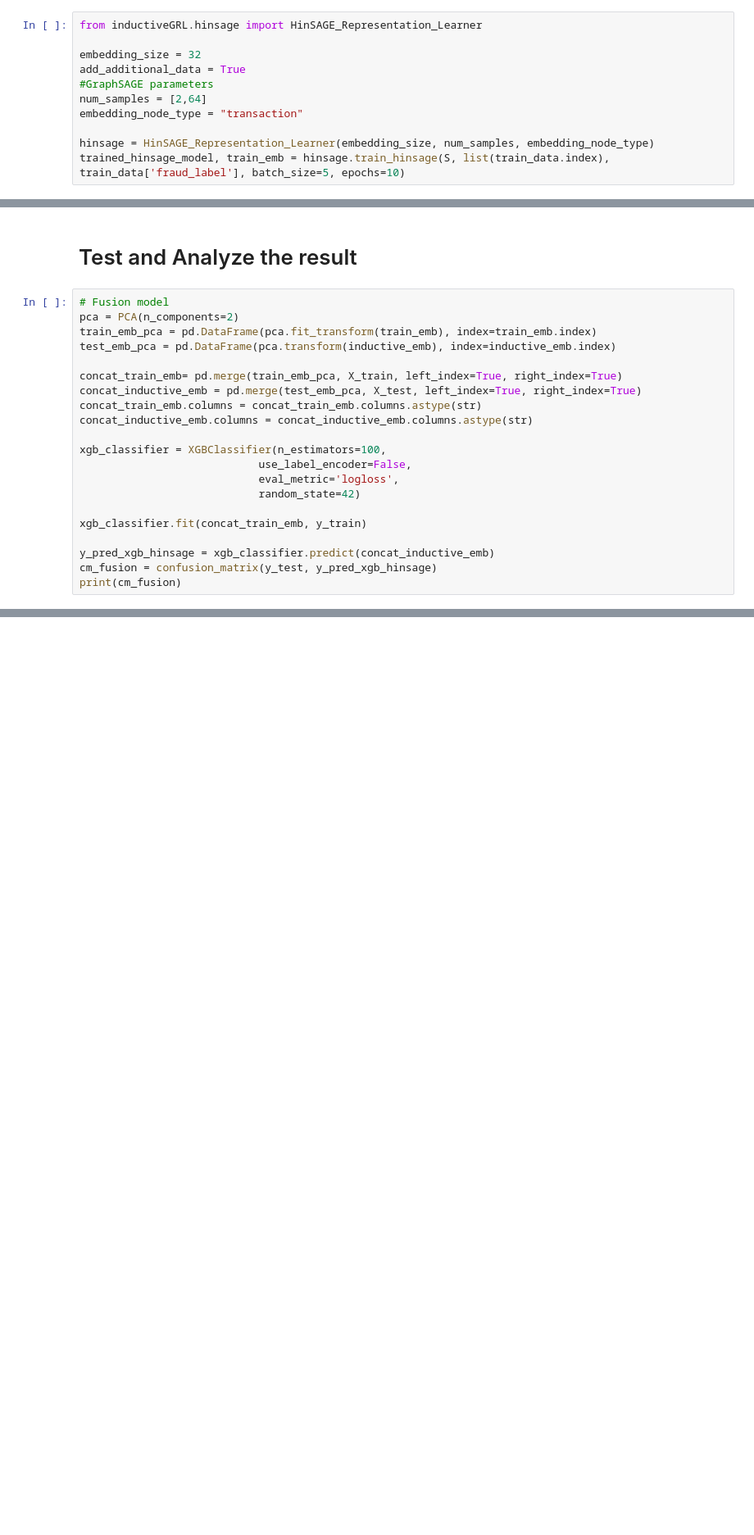
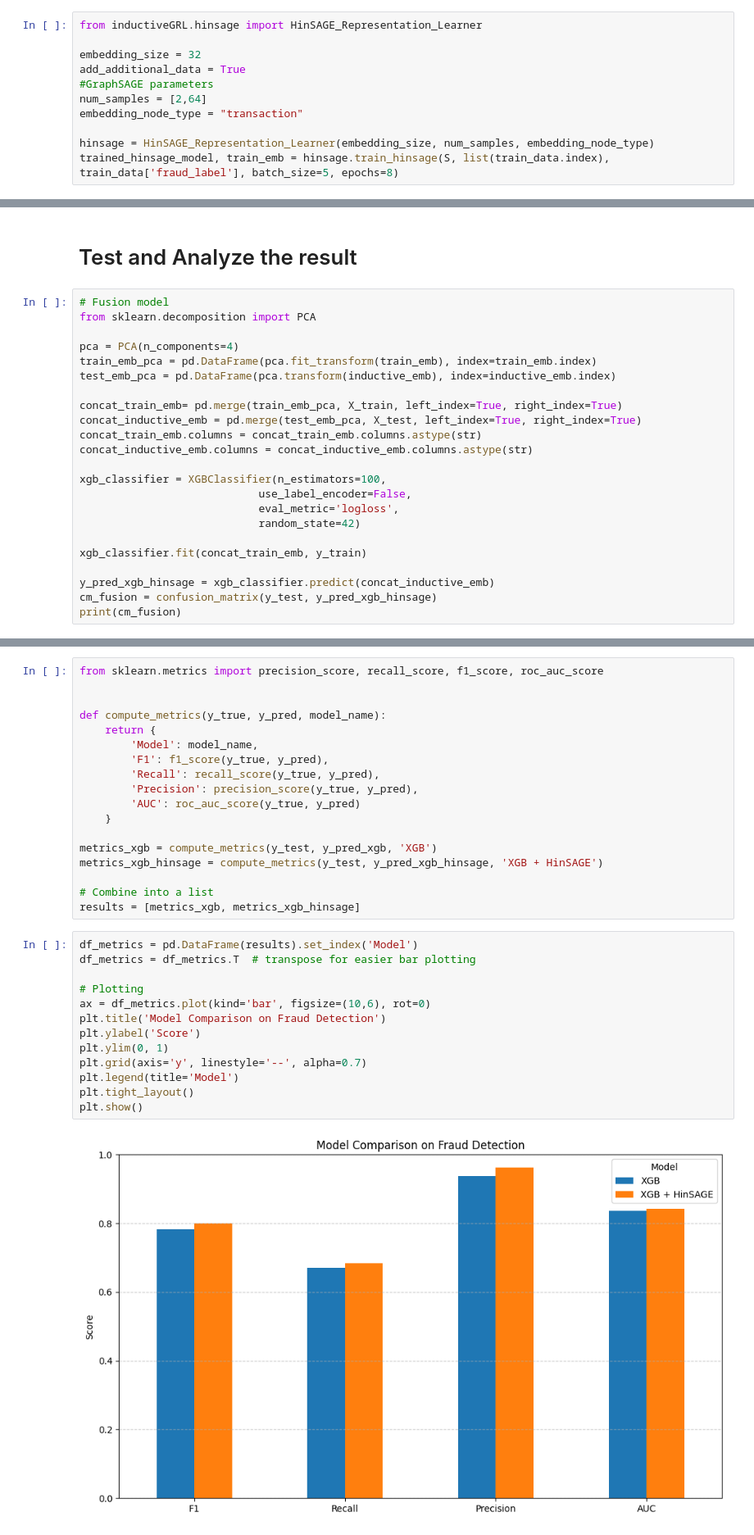
Before and after one commit to duongbk61/graph_ml_fraud, a Jupyter notebook: FusionHinSAGE.ipynb, the cells around one changed output, grey strips where cells are left out. Shown at 82% size. Drawn from its saved outputs; the diff is of its cells as text; blank space fills up the shorter version.

```diff
--- a/FusionHinSAGE.ipynb
+++ b/FusionHinSAGE.ipynb
@@ -274,6 +265,6 @@ num_samples = [2,64]
 embedding_node_type = "transaction"
 
 hinsage = HinSAGE_Representation_Learner(embedding_size, num_samples, embedding_node_type)
-trained_hinsage_model, train_emb = hinsage.train_hinsage(S, list(train_data.index), train_data['fraud_label'], batch_size=5, epochs=10)
+trained_hinsage_model, train_emb = hinsage.train_hinsage(S, list(train_data.index), train_data['fraud_label'], batch_size=5, epochs=8)
 # %% [output]
 WARNING:absl:`lr` is deprecated in Keras optimizer, please use `learning_rate` or use the legacy optimizer, e.g.,tf.keras.optimizers.legacy.Adam.
@@ -404,7 +419,9 @@ Dimension: 8
 # Test and Analyze the result
 # %%
 # Fusion model
-pca = PCA(n_components=2)
+from sklearn.decomposition import PCA
+
+pca = PCA(n_components=4)
 train_emb_pca = pd.DataFrame(pca.fit_transform(train_emb), index=train_emb.index)
 test_emb_pca = pd.DataFrame(pca.transform(inductive_emb), index=inductive_emb.index)
 
@@ -499,3 +461,36 @@ plt.show()
+# %%
+from sklearn.metrics import precision_score, recall_score, f1_score, roc_auc_score
+
+
+def compute_metrics(y_true, y_pred, model_name):
+    return {
+        'Model': model_name,
+        'F1': f1_score(y_true, y_pred),
+        'Recall': recall_score(y_true, y_pred),
+        'Precision': precision_score(y_true, y_pred),
+        'AUC': roc_auc_score(y_true, y_pred)
+    }
+
+metrics_xgb = compute_metrics(y_test, y_pred_xgb, 'XGB')
+metrics_xgb_hinsage = compute_metrics(y_test, y_pred_xgb_hinsage, 'XGB + HinSAGE')
+
+# Combine into a list
+results = [metrics_xgb, metrics_xgb_hinsage]
+# %%
+df_metrics = pd.DataFrame(results).set_index('Model')
+df_metrics = df_metrics.T  # transpose for easier bar plotting
+
+# Plotting
+ax = df_metrics.plot(kind='bar', figsize=(10,6), rot=0)
+plt.title('Model Comparison on Fraud Detection')
+plt.ylabel('Score')
+plt.ylim(0, 1)
+plt.grid(axis='y', linestyle='--', alpha=0.7)
+plt.legend(title='Model')
+plt.tight_layout()
+plt.show()
+# %% [output]
+[figure, added]
 # %%
 # Check fraud label fusion model catch only
 df_compare = pd.DataFrame({
```
Also changed, not shown: parts of 19 cells of this notebook, 1 other file.
